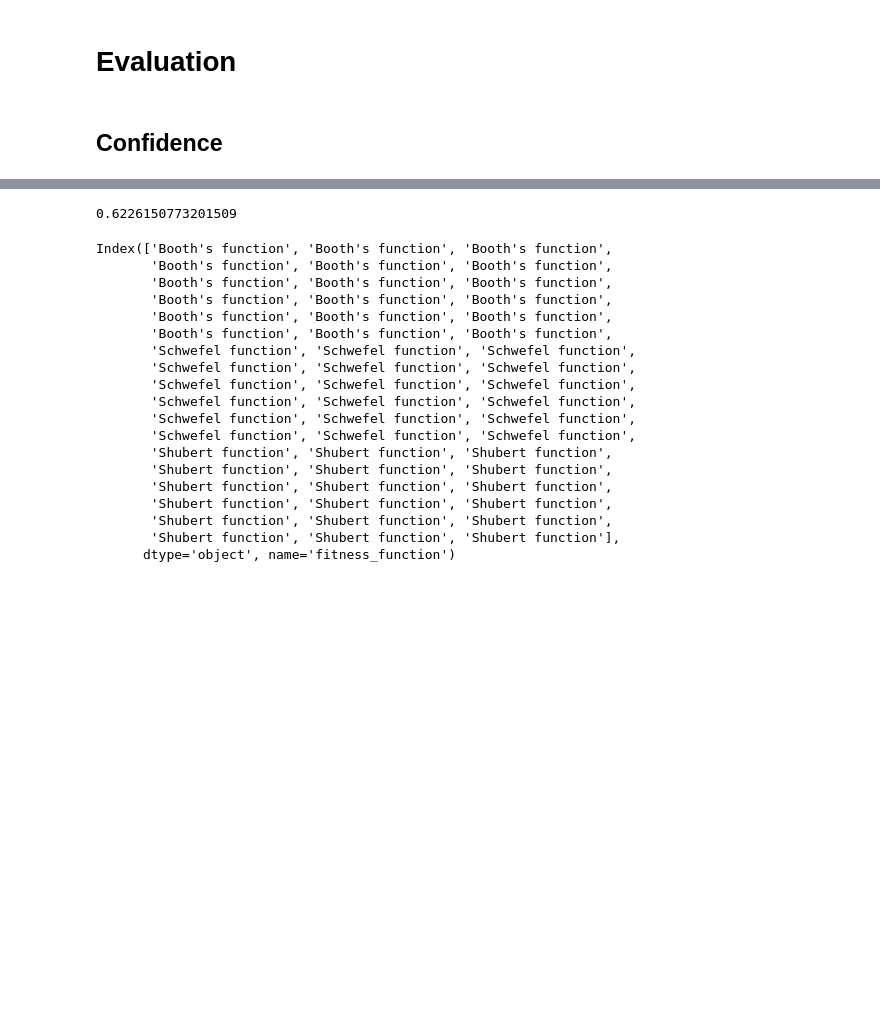
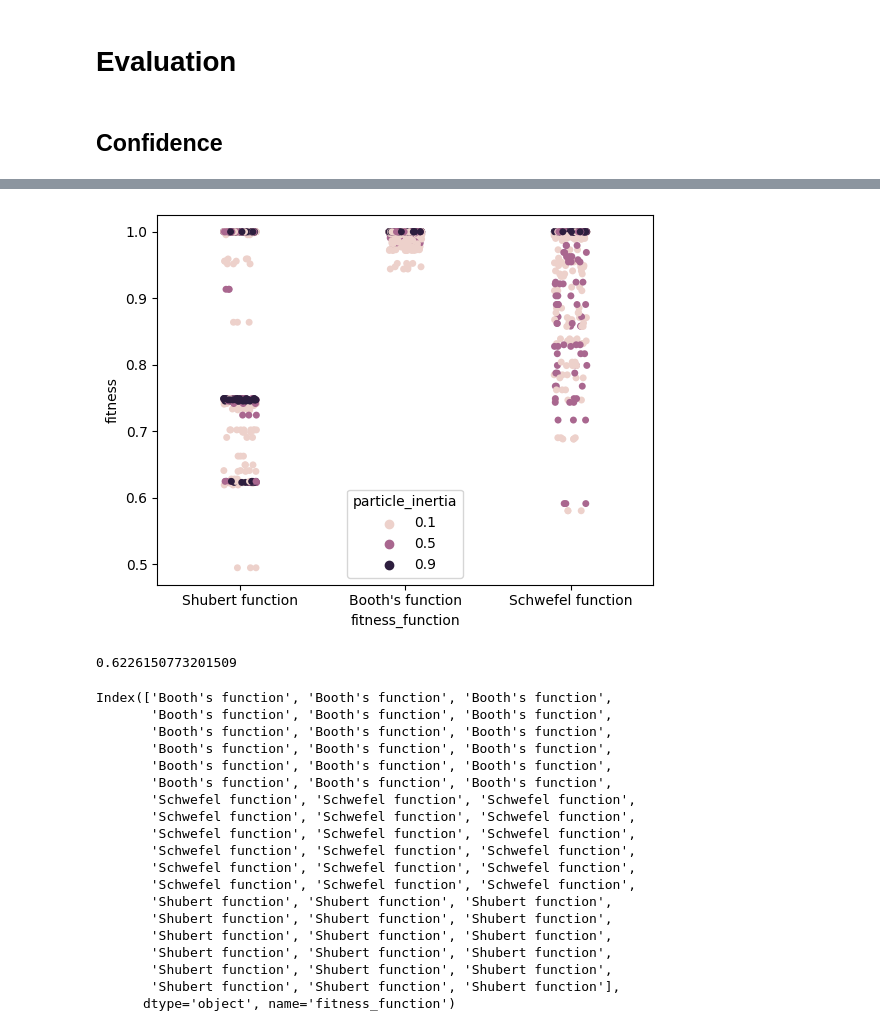
Before and after one commit to MarkusKiesel93/Self-Organizing_Systems, a Jupyter notebook: exercise_2/evaluation_laurenz.ipynb, the cells around one changed output, grey strips where cells are left out. Saved outputs shown, nothing was run; the diff lists cells and outputs as text; code cells hidden in the pictures; blank space fills up the shorter version.

```diff
--- a/exercise_2/evaluation_laurenz.ipynb
+++ b/exercise_2/evaluation_laurenz.ipynb
@@ -86,0 +95,4 @@ sb.violinplot(df_full[df_full.use_constraint], x="particle_inertia", y="iteratio
+# %%
+vp2 = sb.stripplot(df_full[~df_full.use_constraint], x="fitness_function", y="fitness", hue="particle_inertia")
+# %% [output]
+[figure, added]
```
Also changed, not shown: parts of 7 cells of this notebook.
